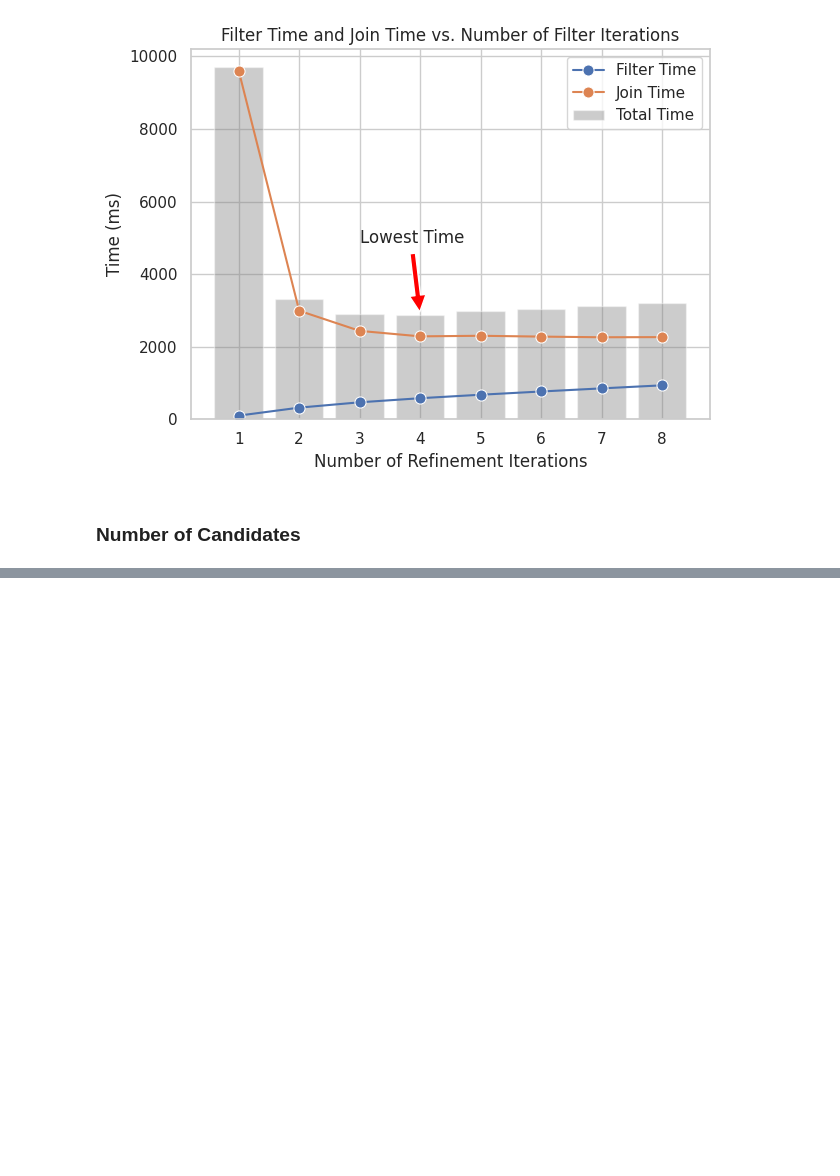
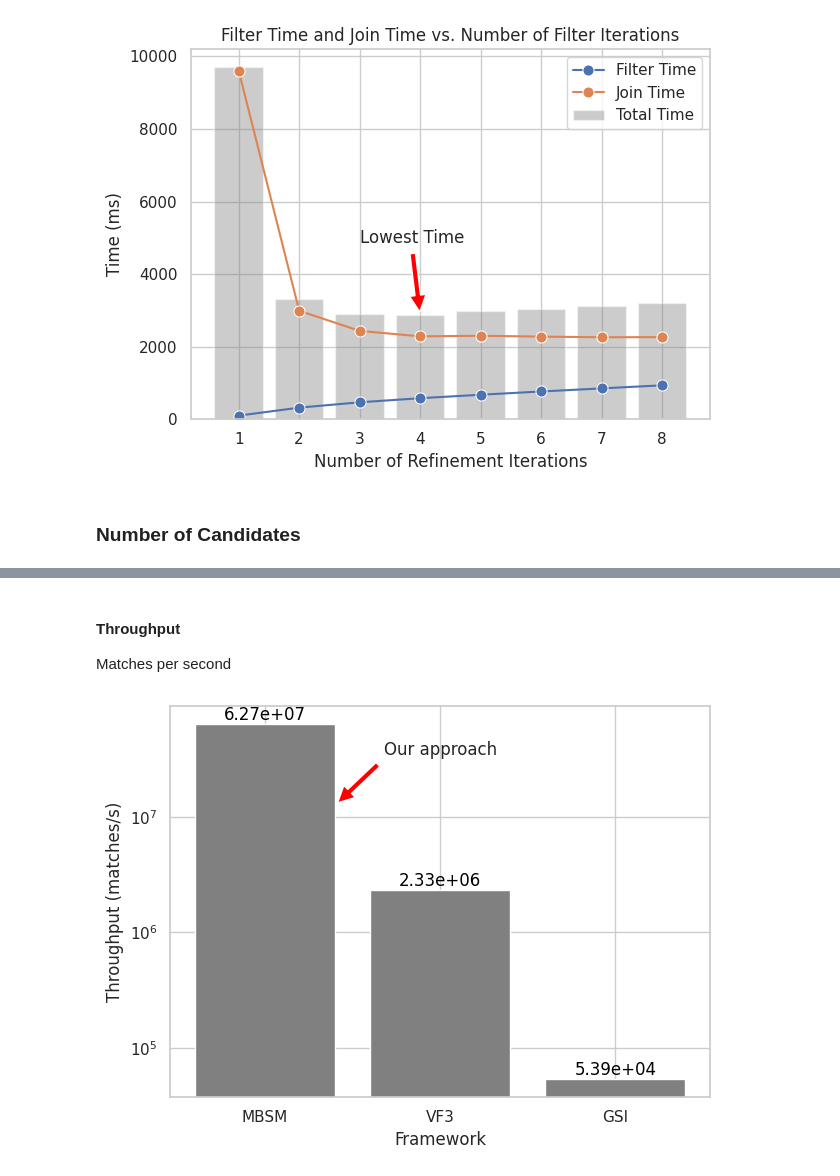
Before and after one commit to antonio-decaro/SIGMo, a Jupyter notebook: 4_produce_plot.ipynb, the cells around one changed output, grey strips where cells are left out. Drawn from its saved outputs; the diff is of its cells as text; code cells hidden in the pictures; blank space fills up the shorter version.

```diff
--- a/4_produce_plot.ipynb
+++ b/4_produce_plot.ipynb
@@ -271,0 +368,35 @@ plt.show()
+# %% [markdown]
+#### Throughput
+Matches per second
+# %%
+import matplotlib.ticker as ticker
+# set gray palette with 3 colors
+fig, axs = plt.subplots()
+
+axs.bar(sota_df['benchmark'], sota_df['throughput'], color=['gray', 'gray', 'gray'])
+
+axs.annotate("Our approach",
+             xy=(0.4, sota_df.loc[0, 'throughput'] - sota_df.loc[0, 'throughput'] * 0.8),
+             xytext=(1, sota_df.loc[0, 'throughput'] - sota_df.loc[0, 'throughput'] * 0.5),
+             ha='center', va='bottom',  # Center the text horizontally and align it vertically at the bottom
+             arrowprops=dict(facecolor='red', shrink=0.05))
+
+# write the time on top of each bar
+for i, row in sota_df.iterrows():
+  axs.text(i, row['throughput'] + row['throughput'] * 0.005,
+           f'{row["throughput"]:.2e}',
+           ha='center',
+           va='bottom',
+           color='black',
+          #  fontweight='bold',
+           )
+
+axs.set_ylabel('Throughput (matches/s)')
+axs.set_xlabel('Framework')
+axs.set_yscale('log', base=10, subs=[2, 3, 4, 5, 6, 7, 8, 9])
+
+fig.savefig('./out/plots/sota_throughput.pdf')
+fig.tight_layout()
+fig.show()
+# %% [output]
+[figure, added]
```
Also changed, not shown: parts of 11 cells of this notebook.
